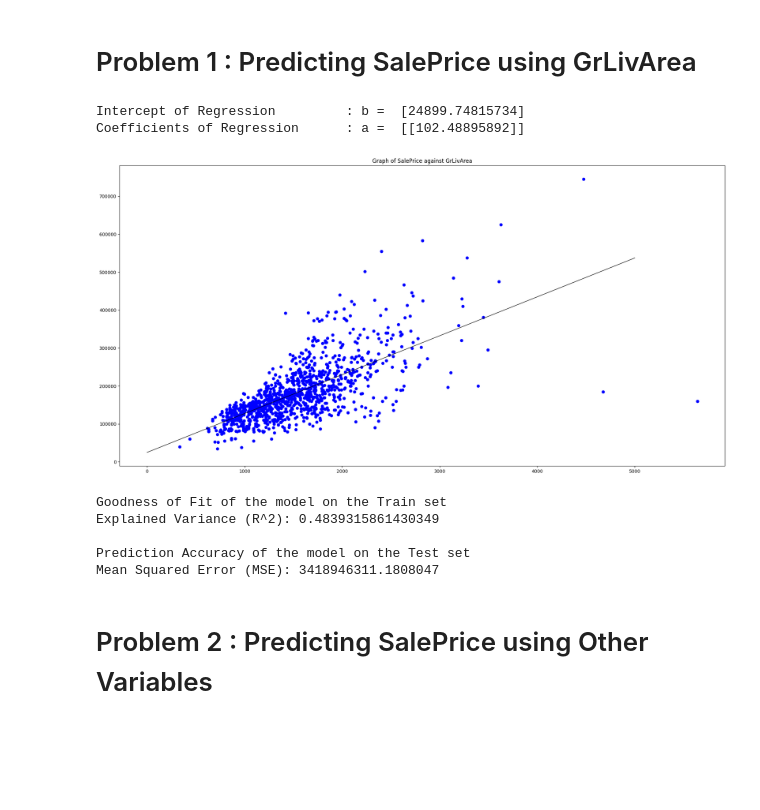
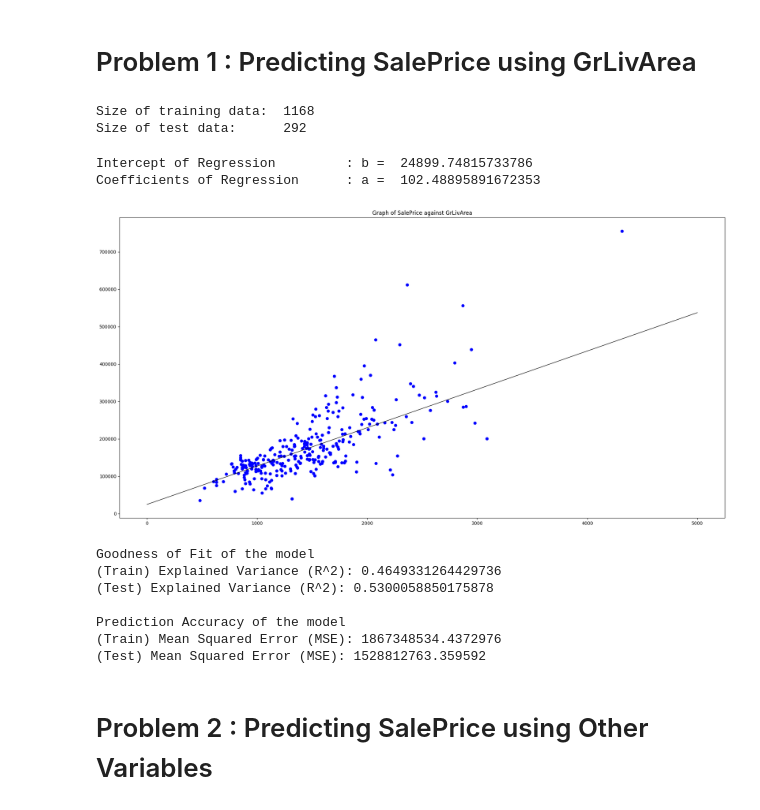
Before and after one commit to ChayHuiXiang/NTU-CS, a Jupyter notebook: SC1015/Lab_4/Lab4.ipynb, the cells around one changed output. Cells and saved outputs as stored; diff of their text form; code cells hidden in the pictures; blank space fills up the shorter version.

```diff
--- a/SC1015/Lab_4/Lab4.ipynb
+++ b/SC1015/Lab_4/Lab4.ipynb
@@ -17,46 +18,57 @@ linreg = LinearRegression()
 X = pd.DataFrame(df["GrLivArea"])
 y = pd.DataFrame(df["SalePrice"])
 X_train, X_test, y_train, y_test = train_test_split(X, y, test_size = 0.20, random_state=42)
+# %%
+# Get size of training and test data
+print(f"Size of training data: \t{len(X_train)}")
+print(f"Size of test data: \t{len(X_test)}")
+# %% [output]
+Size of training data:  1168
+Size of test data:      292
 # %%
-linreg.fit(X_train, y_train)        # train the linear regression model
+linreg.fit(X_train, y_train)
 
 # Coefficients of the Linear Regression line
-print('Intercept of Regression \t: b = ', linreg.intercept_)
-print('Coefficients of Regression \t: a = ', linreg.coef_)
+print('Intercept of Regression \t: b = ', linreg.intercept_[0])
+print('Coefficients of Regression \t: a = ', linreg.coef_[0][0])
 print()
 
 x = np.linspace(0,5000)
 y = linreg.coef_[0] * x + linreg.intercept_
 # Plot the Regression line
 f, axes = plt.subplots(1, 1, figsize=(24, 12))
-axes.scatter(X_train, y_train, color = "blue")
-axes.plot(x, y, 'w-', linewidth = 1, color="black")
+axes.scatter(X_test, y_test, color = "blue")
+axes.plot(x, y, linewidth = 1, color="black")
 plt.title('Graph of SalePrice against GrLivArea')
 plt.show()
 # %% [output]
-Intercept of Regression         : b =  [24899.74815734]
-Coefficients of Regression      : a =  [[102.48895892]]
+Intercept of Regression         : b =  24899.74815733786
+Coefficients of Regression      : a =  102.48895891672353
-[figure, old version]
+[figure, new version]
 # %%
 # Predict Total values corresponding to HP
 y_train_pred = linreg.predict(X_train)
 y_test_pred = linreg.predict(X_test)
 
 # Check the Goodness of Fit (on Train Data)
-print("Goodness of Fit of the model on the Train set")
-print("Explained Variance (R^2):", linreg.score(X_train, y_train))
+print("Goodness of Fit of the model")
+print("(Train) Explained Variance (R^2):", linreg.score(X_train, y_train))
+print("(Test) Explained Variance (R^2):", linreg.score(X_test, y_test))
 print()
 
 # Check the Goodness of Fit (on Test Data)
-print("Prediction Accuracy of the model on the Test set")
-print("Mean Squared Error (MSE):", mean_squared_error(y_test, y_test_pred))
+print("Prediction Accuracy of the model")
+print("(Train) Mean Squared Error (MSE):", mean_squared_error(y_train, y_train_pred))
+print("(Test) Mean Squared Error (MSE):", mean_squared_error(y_test, y_test_pred))
 print()
 # %% [output]
-Goodness of Fit of the model on the Train set
-Explained Variance (R^2): 0.4839315861430349
+Goodness of Fit of the model
+(Train) Explained Variance (R^2): 0.4649331264429736
+(Test) Explained Variance (R^2): 0.5300058850175878
 
-Prediction Accuracy of the model on the Test set
-Mean Squared Error (MSE): 3418946311.1808047
+Prediction Accuracy of the model
+(Train) Mean Squared Error (MSE): 1867348534.4372976
+(Test) Mean Squared Error (MSE): 1528812763.359592
 # %% [markdown]
 # Problem 2 : Predicting SalePrice using Other Variables
 # %%
```
Also changed, not shown: parts of 10 cells of this notebook, 1 other file.
